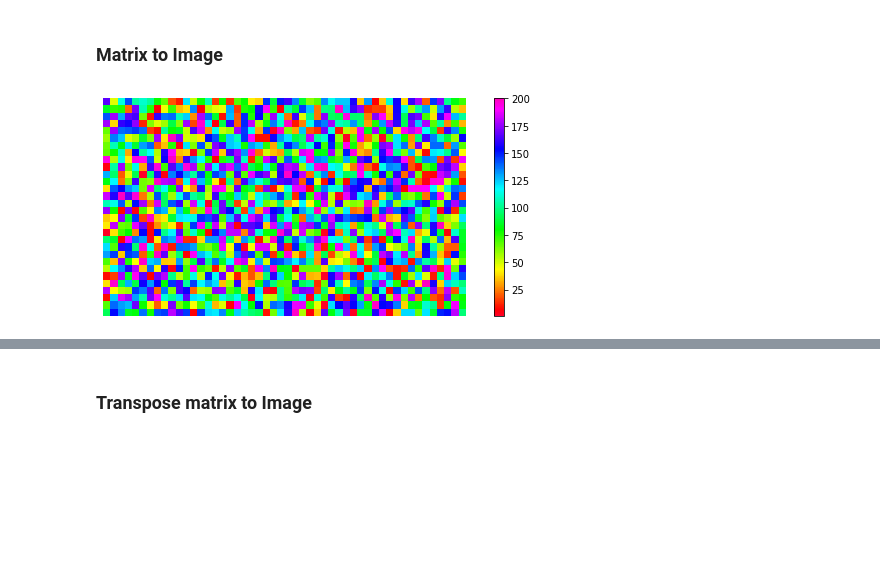
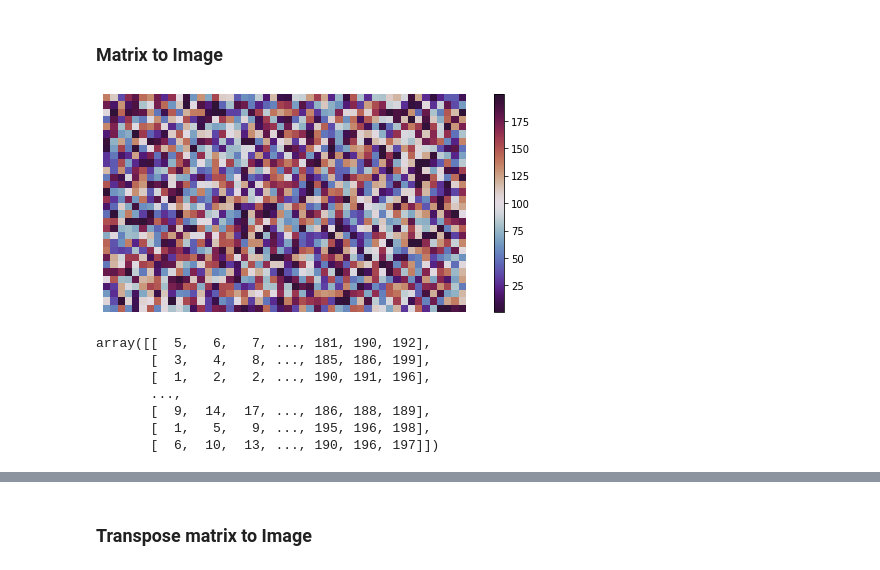
Before and after one commit to msameeruddin/Data-Analysis-Python, a Jupyter notebook: 8_DA_Image_da/image_data_analysis.ipynb, the cells around one changed output, grey strips where cells are left out. Cells and saved outputs as stored; diff of their text form; code cells hidden in the pictures; blank space fills up the shorter version.

```diff
--- a/8_DA_Image_da/image_data_analysis.ipynb
+++ b/8_DA_Image_da/image_data_analysis.ipynb
@@ -98,3 +100,5 @@ big_mat = np.matrix(big_mat)
+# %%
+big_mat = np.random.randint(low=1, high=200, size=(30, 50))
 # %%
 big_mat
 # %% [output]
@@ -113,9 +117,9 @@ big_mat.shape
 ### Matrix to Image
 # %%
 plt.figure(figsize=(10, 4))
-image_mat = plt.imshow(big_mat, cmap='gist_rainbow')
+image_mat = plt.imshow(big_mat, cmap='twilight_shifted')
 plt.colorbar(image_mat)
 plt.axis("off")
 plt.show()
 # %% [output]
-[figure, old version]
+[figure, new version]
@@ -121,0 +128,10 @@ plt.show()
+# %%
+sorted_mat
+# %% [output]
+array([[  5,   6,   7, ..., 181, 190, 192],
+       [  3,   4,   8, ..., 185, 186, 199],
+       [  1,   2,   2, ..., 190, 191, 196],
+       ...,
+       [  9,  14,  17, ..., 186, 188, 189],
+       [  1,   5,   9, ..., 195, 196, 198],
+       [  6,  10,  13, ..., 190, 196, 197]])
```
Also changed, not shown: parts of 26 cells of this notebook, 18 other files.
